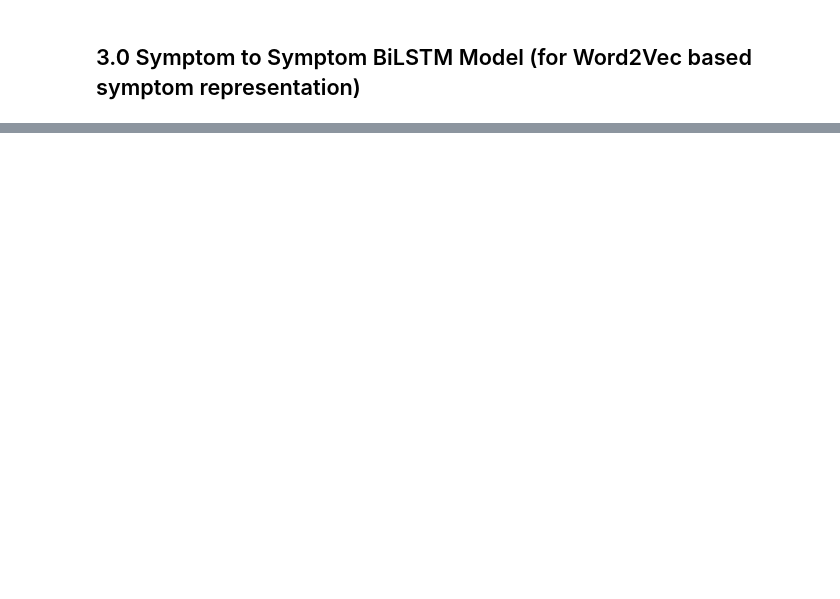
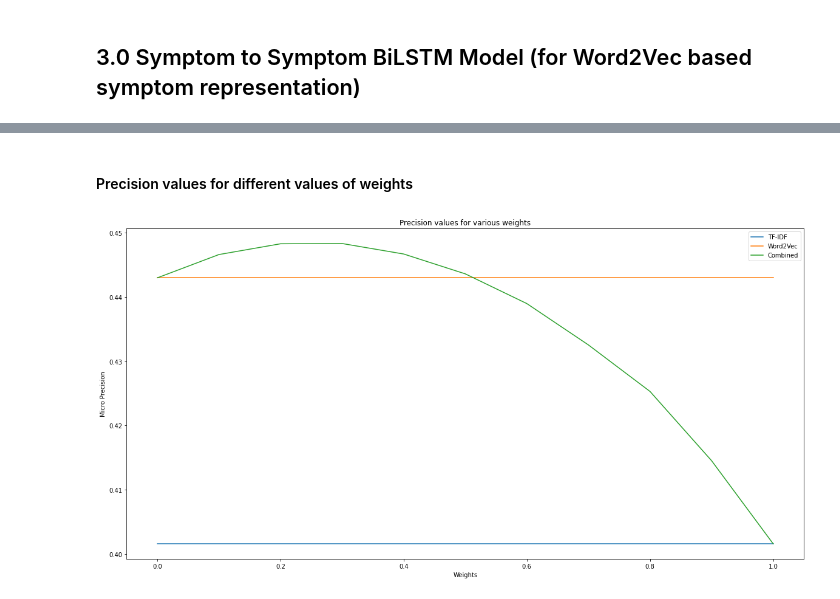
Before and after one commit to ratanbajpai/disease_prediction_using_bilstm, a Jupyter notebook: source/05_bilstm_training_v2.ipynb, the cells around one changed output, grey strips where cells are left out. Saved outputs shown, nothing was run; the diff lists cells and outputs as text; code cells hidden in the pictures; blank space fills up the shorter version.

```diff
--- a/source/05_bilstm_training_v2.ipynb
+++ b/source/05_bilstm_training_v2.ipynb
@@ -413,0 +394,5 @@ torch.save(sym_disease_model, SYMPTOM_TO_DIAGNOSE_MODEL_FILE)
+# %%
+# number of epochs to train the model
+n_epochs = 10
+
+train(sym_disease_model, train_loader, test_loader, n_epochs, sym_diag_optimizer, sym_diag_criterion, True)
@@ -563,4 +528,0 @@ def combined_prediction(sym_disease_model, symp_to_symp_model, test_loader, weig
-# %%
-p, r, f, auc = combined_prediction(sym_disease_model, symp_to_symp_model, test_loader, 0.5)
-
-print('\nFinal \t Validation p: {:.2f}, r:{:.2f}, f: {:.2f}, auc: {:.2f}'.format(p, r, f, auc))
@@ -580,0 +560,4 @@ Final 	 Validation p: 0.37, r:0.41, f: 0.39, auc: 0.68
+# %%
+
+n_epochs = 15
+train(symp_to_symp_model, train_loader, test_loader, n_epochs, sym_to_sym_optimizer, sym_to_sym_criterion, False)
@@ -580,0 +701,9 @@ Final 	 Validation p: 0.37, r:0.41, f: 0.39, auc: 0.68
+# %%
+weights = [0.0, 0.1, 0.2, 0.3, 0.4, 0.5, 0.6, 0.7, 0.8, 0.9, 1.0]
+result_list = []
+for weight in weights:
+    result = combined_prediction(sym_disease_model, symp_to_symp_model, test_loader, weight)
+    result_list.append(result)
+
+
+#print('\nFinal \t Validation p: {:.2f}, r:{:.2f}, f: {:.2f}, auc: {:.2f}'.format(p, r, f, auc))
@@ -580,0 +764,19 @@ Final 	 Validation p: 0.37, r:0.41, f: 0.39, auc: 0.68
+# %% [markdown]
+#### Precision values for different values of weights
+# %%
+import matplotlib.pyplot as plt
+
+np_array = np.array(result_list)
+
+plt.figure(figsize=(20,10))
+plt.title(f"Precision values for various weights")
+plt.xlabel('Weights')
+plt.ylabel('Micro Precision')
+
+p1 = plt.plot(weights, np_array[:,0,0], label="TF-IDF")
+p2 = plt.plot(weights, np_array[:,1,0], label="Word2Vec")
+p3 = plt.plot(weights, np_array[:,2,0], label="Combined")
+
+leg = plt.legend()
+# %% [output]
+[figure, added]
```
Also changed, not shown: parts of 37 cells of this notebook, 1 other file.
